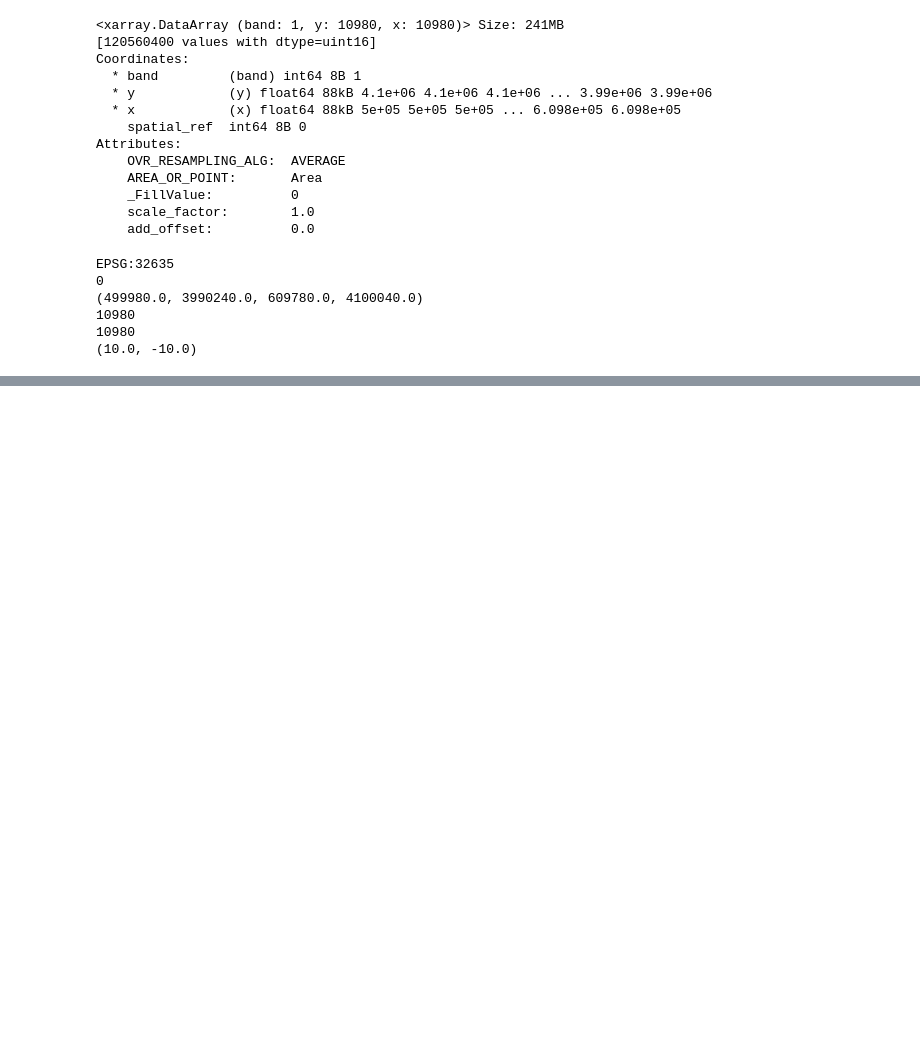
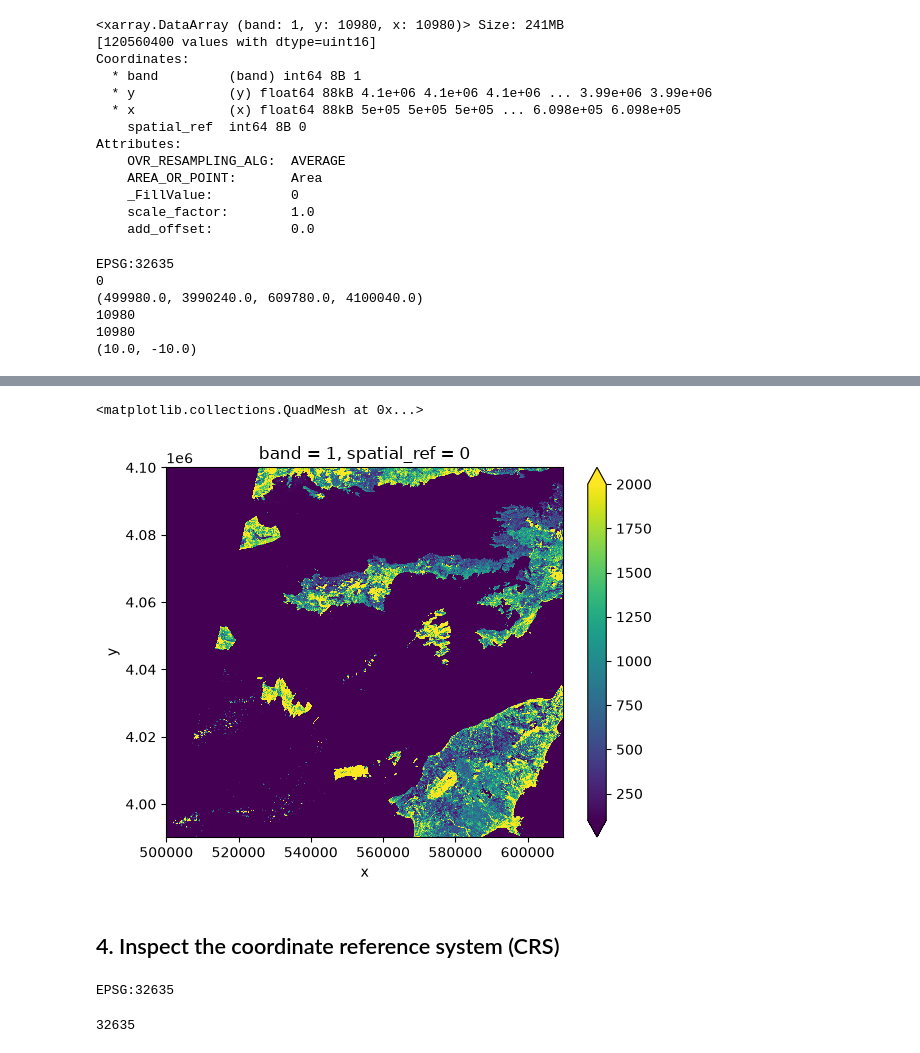
Before and after one commit to Dhruv-Kapri/rhodes-wildfire-analysis, a Jupyter notebook: notebooks/03_open_local_raster.ipynb, the cells around one changed output, grey strips where cells are left out. Saved outputs shown, nothing was run; the diff lists cells and outputs as text; code cells hidden in the pictures; blank space fills up the shorter version.

```diff
--- a/notebooks/03_open_local_raster.ipynb
+++ b/notebooks/03_open_local_raster.ipynb
@@ -37,0 +75,15 @@ NameError: name 'rhodes_red' is not defined
+# %%
+rhodes_red_80.plot(vmin=100, vmax=2000)
+# %% [output]
+<matplotlib.collections.QuadMesh at 0x...>
+[figure, added]
+# %% [markdown]
+## 4. Inspect the coordinate reference system (CRS)
+# %%
+print(rhodes_red_80.rio.crs)
+# %% [output]
+EPSG:32635
+# %%
+rhodes_red_80.rio.crs.to_epsg()
+# %% [output]
+32635
```
Also changed, not shown: parts of 27 cells of this notebook, 2 other files.
